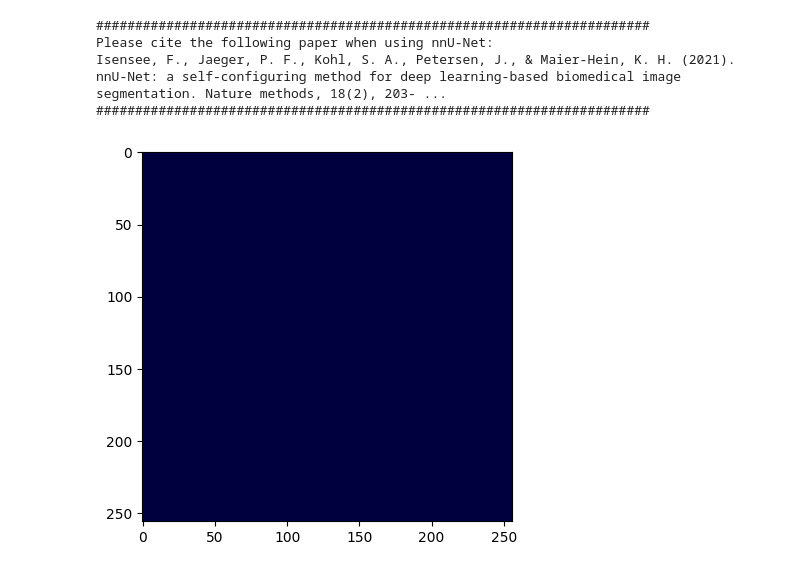
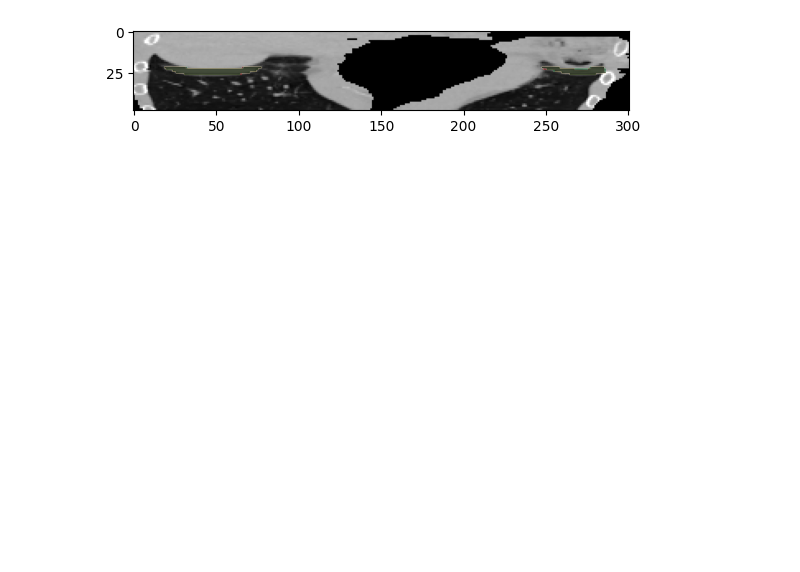
Before and after one commit to DMIC-Lab/segmentation_generator, a Jupyter notebook: tutorial.ipynb, the cells around one changed output. Cells and saved outputs as stored; diff of their text form; code cells hidden in the pictures; blank space fills up the shorter version.

Commit message:
added support for variable image size

```diff
--- a/tutorial.ipynb
+++ b/tutorial.ipynb
@@ -14,27 +14,24 @@ with open('properties.json', 'r') as f:
 # %%
 import SimpleITK as sitk
 import numpy as np
-input = sitk.GetArrayFromImage(sitk.ReadImage("/home/nathan/Desktop/nnUNet/dataset/nnUNet_results/Dataset014_addedArt2/nnUNetTrainer__nnUNetPlans__2d/fold_0/validation/B_02_postCT_2_1_005.nii.gz"))
-input = np.expand_dims(input, axis=0)
+input = sitk.GetArrayFromImage(sitk.ReadImage("/home/nathan/Desktop/nnUNet/dataset/nnUNet_raw/Dataset019_addedArt_cropped/imagesTr/neg_11_8_2_1_130_0000.nii.gz"))
+true_mask = sitk.GetArrayFromImage(sitk.ReadImage("/home/nathan/Desktop/nnUNet/dataset/nnUNet_raw/Dataset019_addedArt_cropped/labelsTr/neg_11_8_2_1_130.nii.gz"))
+image = np.expand_dims(input, axis=0)
 # input must be a list of numpy arrays with size (1, 256, 256)
-input = [input for _ in range(50)]
+input = [image for _ in range(2)]
 
-predictor = predict_using_numpy(input, '014', properties, c='2d', npp=2, nps=1)
+predictor = predict_using_numpy(input, '019', properties, c='2d', npp=2, nps=1, f = [0])
-# %% [output]
-#######################################################################
-Please cite the following paper when using nnU-Net:
-Isensee, F., Jaeger, P. F., Kohl, S. A., Petersen, J., & Maier-Hein, K. H. (2021). nnU-Net: a self-configuring method for deep learning-based biomedical image segmentation. Nature methods, 18(2), 203- ...
-#######################################################################
 # %%
 # grab masks
 masks = predictor.grab_masks()
 # %%
 import numpy as np
 import matplotlib.pyplot as plt
 %matplotlib inline
-
-plt.imshow(input[10][0], cmap='gray')
-plt.imshow(masks[10][0], cmap='jet', alpha=0.5)
+print(image.shape)
+plt.imshow(image[0], cmap='gray', )
+plt.imshow(masks[1][0], cmap='Reds', alpha=masks[1][0]*.5)
+plt.imshow(true_mask, cmap='Greens', alpha=true_mask*.5)
 plt.show()
 # %% [output]
-[figure, old version]
+[figure, new version]
```
Also changed, not shown: parts of 1 cell of this notebook, 16 other files.
